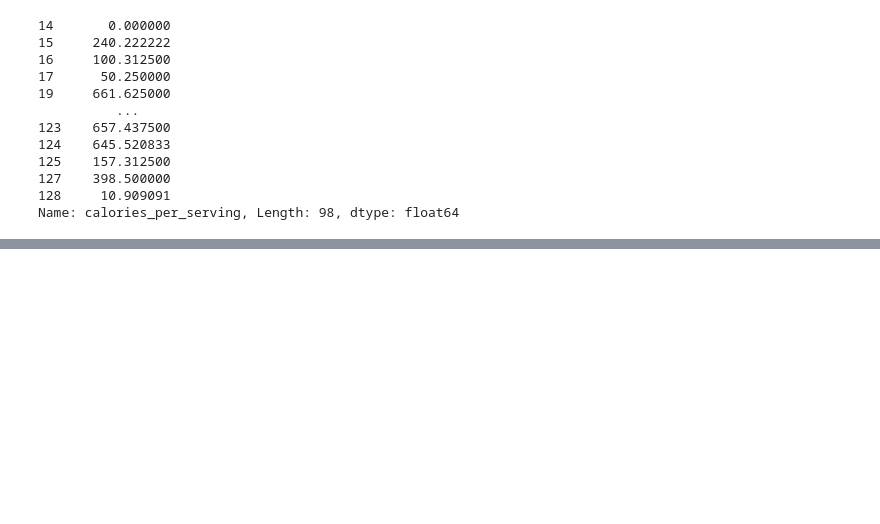
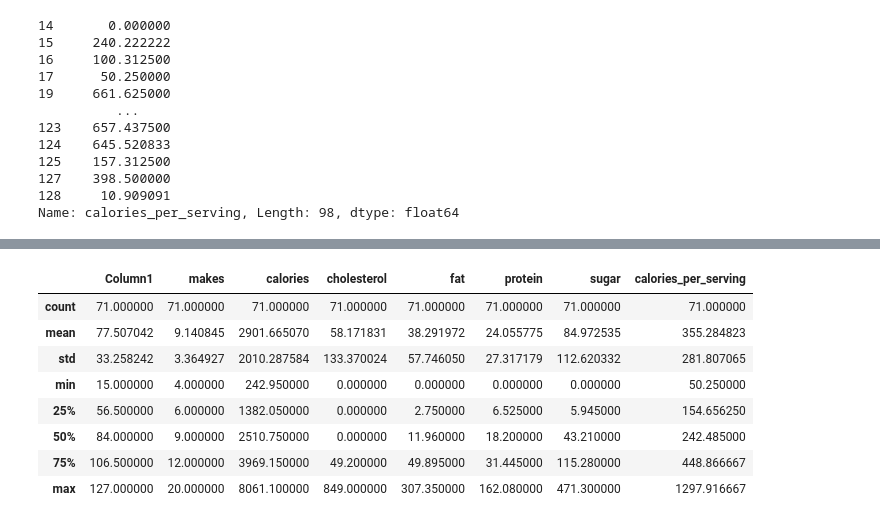
Before and after one commit to oshadiw/bakeoff-analysis, a Jupyter notebook: analysis/nutrition_analysis.ipynb, the cells around one changed output, grey strips where cells are left out. Cells and saved outputs as stored; diff of their text form; code cells hidden in the pictures; blank space fills up the shorter version.

```diff
--- a/analysis/nutrition_analysis.ipynb
+++ b/analysis/nutrition_analysis.ipynb
@@ -239,0 +250,12 @@ judges_avg_cal
+# %%
+nutrition_df_filtered.describe()
+# %% [output]
+|  | Column1 | makes | calories | cholesterol | fat | protein | sugar | calories_per_serving |
+| count | 71.000000 | 71.000000 | 71.000000 | 71.000000 | 71.000000 | 71.000000 | 71.000000 | 71.000000 |
+| mean | 77.507042 | 9.140845 | 2901.665070 | 58.171831 | 38.291972 | 24.055775 | 84.972535 | 355.284823 |
+| std | 33.258242 | 3.364927 | 2010.287584 | 133.370024 | 57.746050 | 27.317179 | 112.620332 | 281.807065 |
+| min | 15.000000 | 4.000000 | 242.950000 | 0.000000 | 0.000000 | 0.000000 | 0.000000 | 50.250000 |
+| 25% | 56.500000 | 6.000000 | 1382.050000 | 0.000000 | 2.750000 | 6.525000 | 5.945000 | 154.656250 |
+| 50% | 84.000000 | 9.000000 | 2510.750000 | 0.000000 | 11.960000 | 18.200000 | 43.210000 | 242.485000 |
+| 75% | 106.500000 | 12.000000 | 3969.150000 | 49.200000 | 49.895000 | 31.445000 | 115.280000 | 448.866667 |
+| max | 127.000000 | 20.000000 | 8061.100000 | 849.000000 | 307.350000 | 162.080000 | 471.300000 | 1297.916667 |
```
Also changed, not shown: parts of 4 cells of this notebook, 6 other files.
